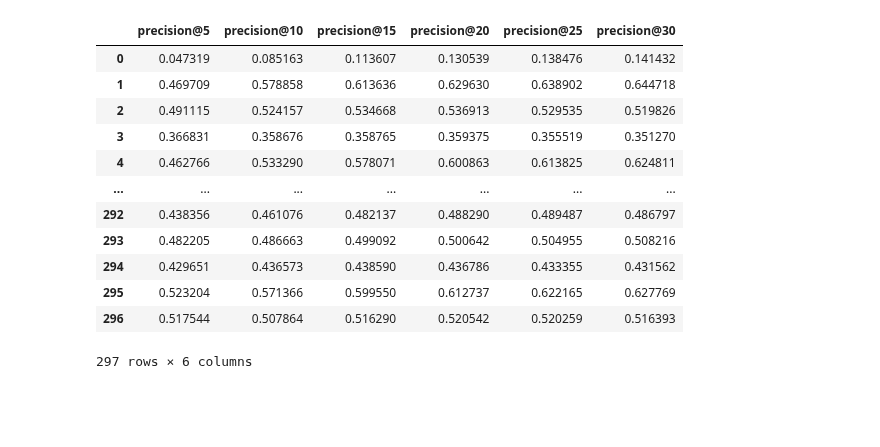
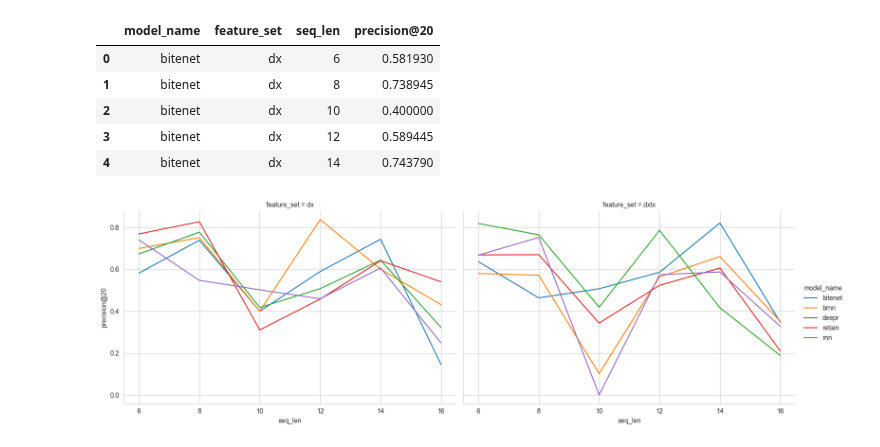
Before and after one commit to greenwaltc/CS598-DL4H-Final-Project, a Jupyter notebook: data_analysis.ipynb, the cells around one changed output. Saved outputs shown, nothing was run; the diff lists cells and outputs as text; code cells hidden in the pictures; blank space fills up the shorter version.

```diff
--- a/data_analysis.ipynb
+++ b/data_analysis.ipynb
@@ -4,3 +4,5 @@ import matplotlib.pyplot as plt
 import seaborn as sns
 from IPython.display import display
 import numpy as np
+
+sns.set_style("whitegrid")
@@ -60,21 +42,27 @@ display(df[df['seq_len'] == 8])
-# %%
-KS = list(range(5, 31, 5))
-precisions_df = df[[f"precision@{k}" for k in KS]]
-display(precisions_df)
-# %% [output]
-|  | precision@5 | precision@10 | precision@15 | precision@20 | precision@25 | precision@30 |
-| 0 | 0.047319 | 0.085163 | 0.113607 | 0.130539 | 0.138476 | 0.141432 |
-| 1 | 0.469709 | 0.578858 | 0.613636 | 0.629630 | 0.638902 | 0.644718 |
-| 2 | 0.491115 | 0.524157 | 0.534668 | 0.536913 | 0.529535 | 0.519826 |
-| 3 | 0.366831 | 0.358676 | 0.358765 | 0.359375 | 0.355519 | 0.351270 |
-| 4 | 0.462766 | 0.533290 | 0.578071 | 0.600863 | 0.613825 | 0.624811 |
-| ... | ... | ... | ... | ... | ... | ... |
-| 292 | 0.438356 | 0.461076 | 0.482137 | 0.488290 | 0.489487 | 0.486797 |
-| 293 | 0.482205 | 0.486663 | 0.499092 | 0.500642 | 0.504955 | 0.508216 |
-| 294 | 0.429651 | 0.436573 | 0.438590 | 0.436786 | 0.433355 | 0.431562 |
-| 295 | 0.523204 | 0.571366 | 0.599550 | 0.612737 | 0.622165 | 0.627769 |
-| 296 | 0.517544 | 0.507864 | 0.516290 | 0.520542 | 0.520259 | 0.516393 |
-297 rows × 6 columns
+# %%
+robustness_comp_df = df[['model_name', 'feature_set', 'seq_len', 'trial', 'precision@20']]
+robustness_comp_df = robustness_comp_df.groupby(by=['model_name', 'feature_set', 'seq_len']).mean().drop(columns=['trial']).reset_index()
+display(robustness_comp_df.head())
+
+g = sns.relplot(
+    data=robustness_comp_df,
+    x='seq_len',
+    y='precision@20',
+    col='feature_set',
+    hue='model_name',
+    kind='line',
+    aspect=1.5
+)
+
+plt.savefig("test.png")
+# %% [output]
+|  | model_name | feature_set | seq_len | precision@20 |
+| 0 | bitenet | dx | 6 | 0.581930 |
+| 1 | bitenet | dx | 8 | 0.738945 |
+| 2 | bitenet | dx | 10 | 0.400000 |
+| 3 | bitenet | dx | 12 | 0.589445 |
+| 4 | bitenet | dx | 14 | 0.743790 |
+[figure, added]
 # %%
 precisions_np = precisions_df.to_numpy()
 nonzero = np.where(precisions_np.sum(axis=1) > 0, True, False)
```
Also changed, not shown: parts of 6 cells of this notebook, 14 other files.
